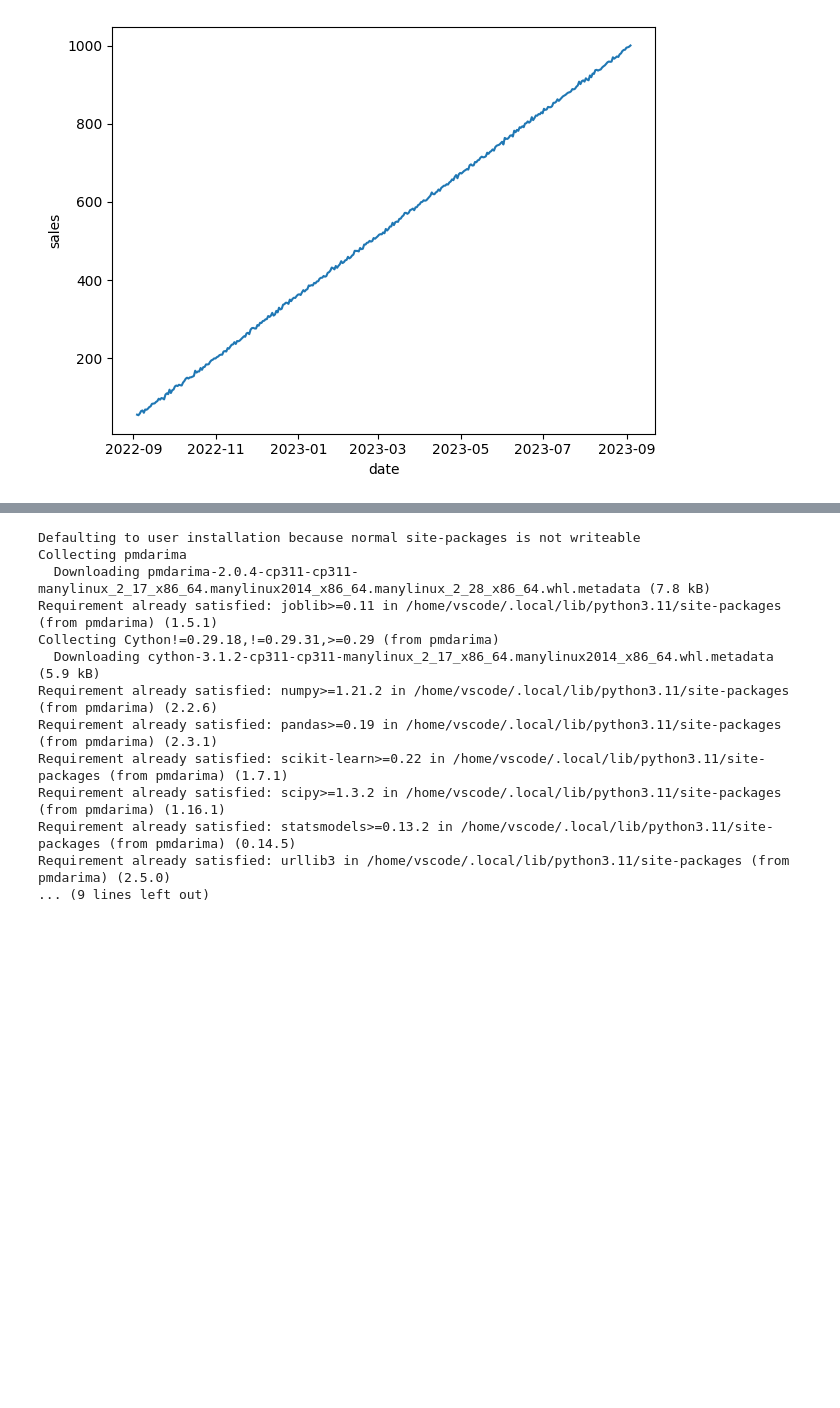
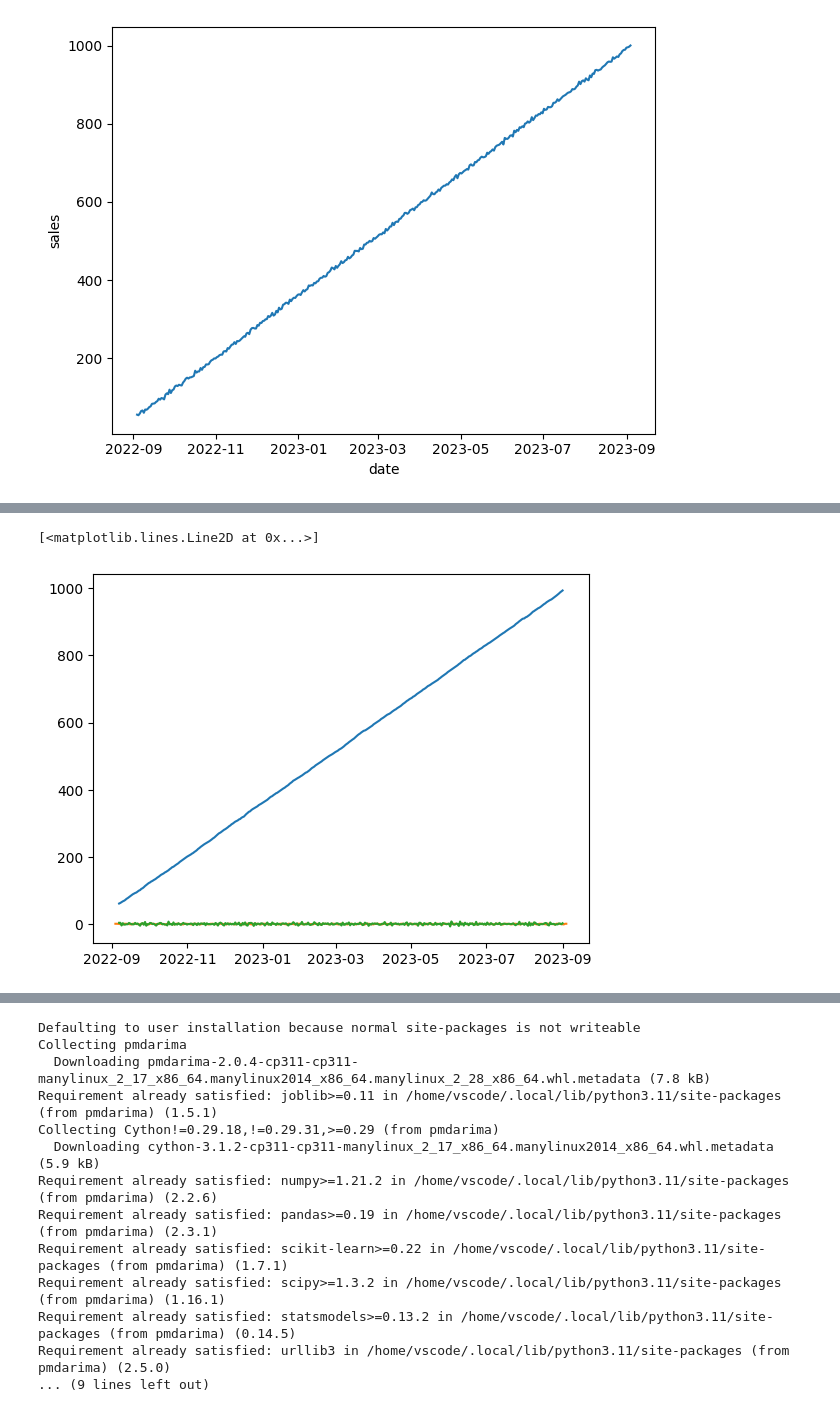
Before and after one commit to RF3814/SERIE_DE_TIEMPO1_RH, a Jupyter notebook: src/explore.ipynb, the cells around one changed output, grey strips where cells are left out. Saved outputs shown, nothing was run; the diff lists cells and outputs as text; code cells hidden in the pictures; blank space fills up the shorter version.

```diff
--- a/src/explore.ipynb
+++ b/src/explore.ipynb
@@ -73 +53,20 @@ ImportError: cannot import name 'seasonal_descompose' from 'statsmodels.tsa.seas
+# %%
+import matplotlib.pyplot as plt
+from statsmodels.tsa.seasonal import seasonal_decompose
+import pandas as pd
+dp=seasonal_decompose(ts)
+trend=dp.trend
+seasonal=dp.seasonal
+resid=dp.resid
+trend_df=pd.DataFrame(trend)
+
+plt.plot(trend)
+plt.plot(seasonal)
+plt.plot(resid)
+
+#los residuos son poco relevantes, al igual que la estacionalidad
+#practicamente el grafico es una linea recta, en este caso podria ser mejor utilizar una regresion lineal
+# %% [output]
+[<matplotlib.lines.Line2D at 0x...>]
+[figure, added]
 # %%
```
Also changed, not shown: parts of 14 cells of this notebook, 1 other file.
